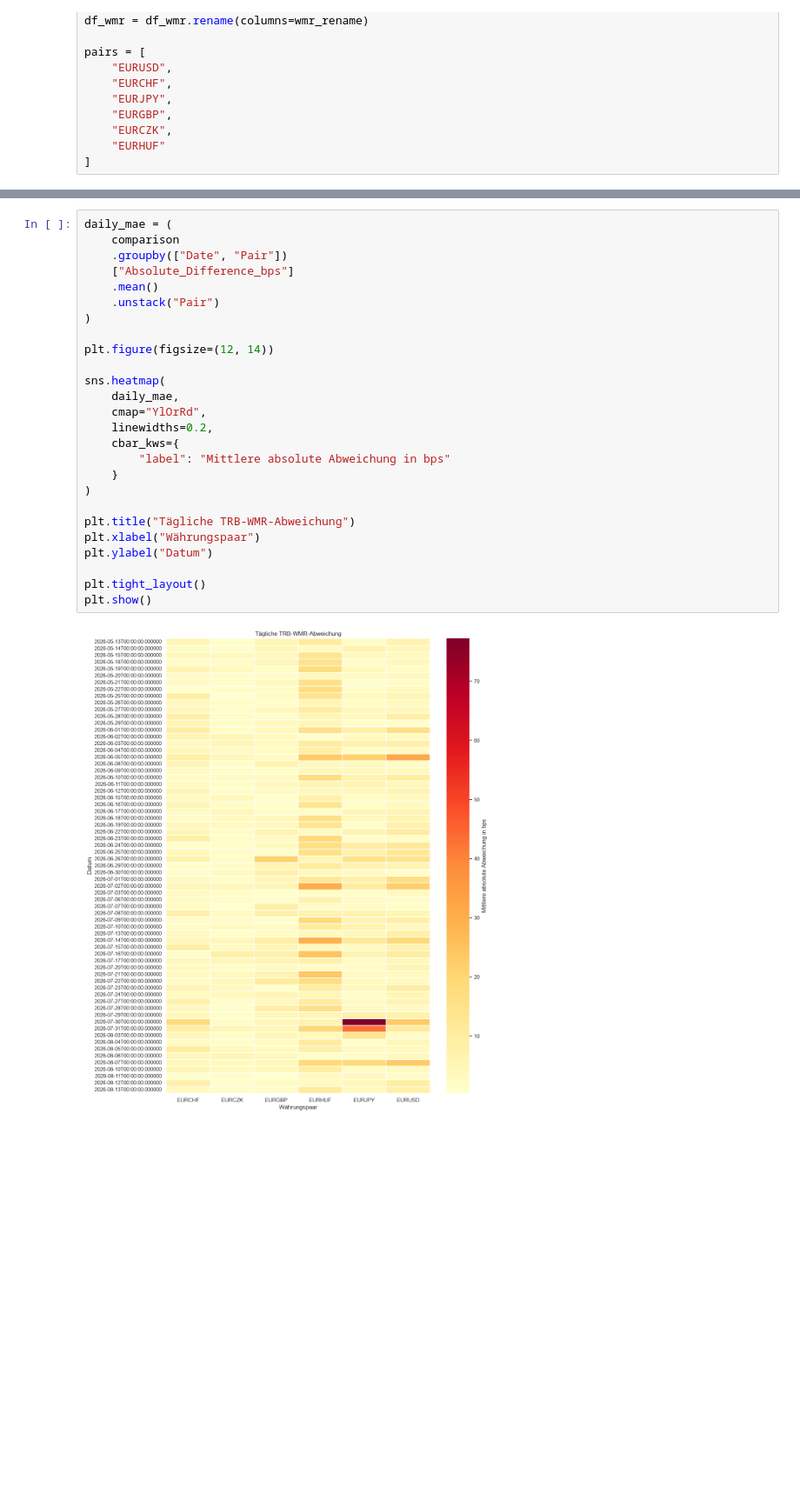
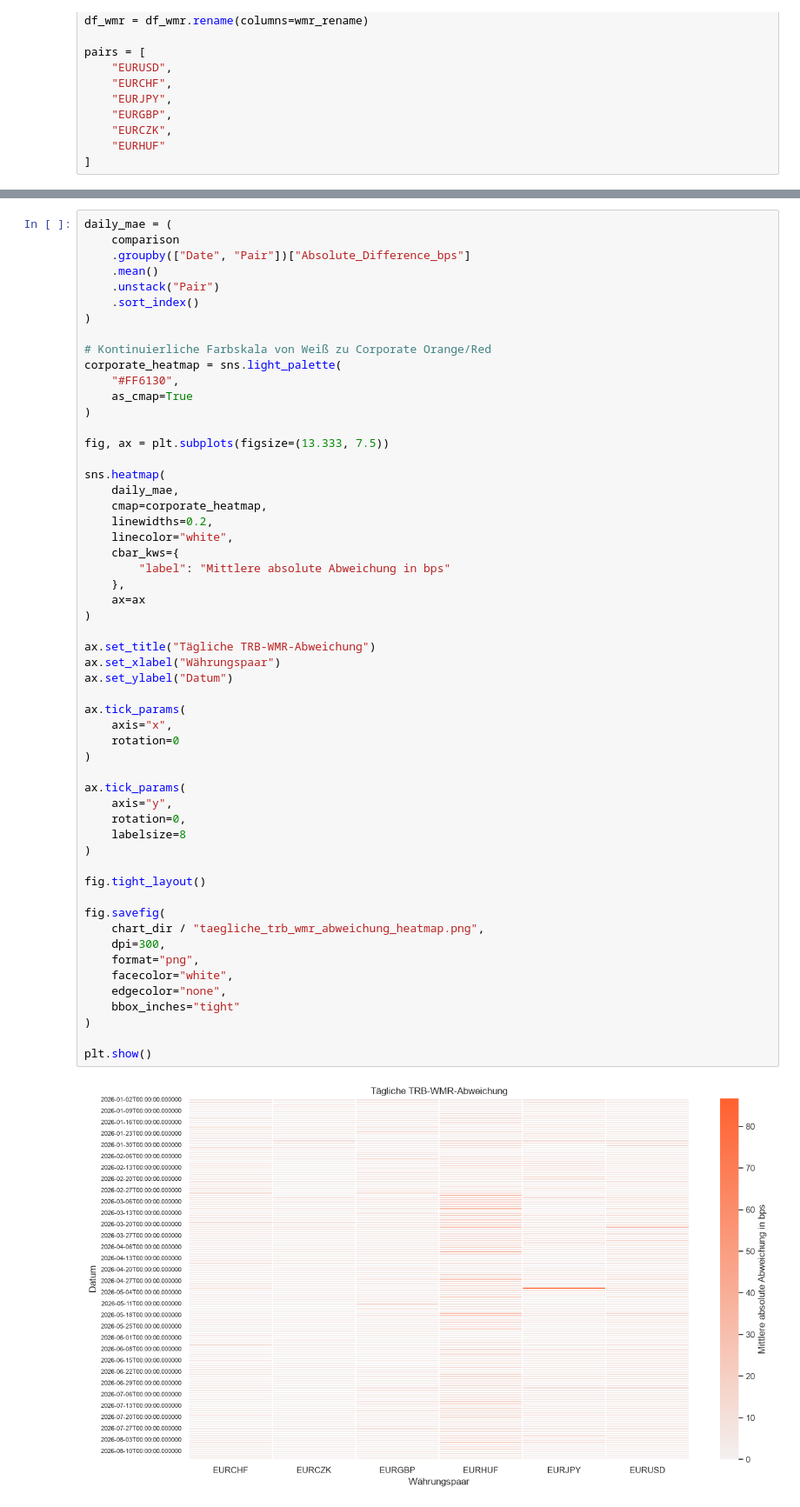
Before and after one commit to hrtwhl/WMR-Fixing, a Jupyter notebook: analysis.ipynb, the cells around one changed output, grey strips where cells are left out. Shown at 87% size. Drawn from its saved outputs; the diff is of its cells as text; blank space fills up the shorter version.

```diff
--- a/analysis.ipynb
+++ b/analysis.ipynb
@@ -815,31 +941,60 @@ plt.show()
 # %%
 daily_mae = (
     comparison
-    .groupby(["Date", "Pair"])
-    ["Absolute_Difference_bps"]
+    .groupby(["Date", "Pair"])["Absolute_Difference_bps"]
     .mean()
     .unstack("Pair")
+    .sort_index()
 )
 
-plt.figure(figsize=(12, 14))
+# Kontinuierliche Farbskala von Weiß zu Corporate Orange/Red
+corporate_heatmap = sns.light_palette(
+    "#FF6130",
+    as_cmap=True
+)
+
+fig, ax = plt.subplots(figsize=(13.333, 7.5))
 
 sns.heatmap(
     daily_mae,
-    cmap="YlOrRd",
+    cmap=corporate_heatmap,
     linewidths=0.2,
+    linecolor="white",
     cbar_kws={
         "label": "Mittlere absolute Abweichung in bps"
-    }
+    },
+    ax=ax
 )
 
-plt.title("Tägliche TRB-WMR-Abweichung")
-plt.xlabel("Währungspaar")
-plt.ylabel("Datum")
+ax.set_title("Tägliche TRB-WMR-Abweichung")
+ax.set_xlabel("Währungspaar")
+ax.set_ylabel("Datum")
 
-plt.tight_layout()
+ax.tick_params(
+    axis="x",
+    rotation=0
+)
+
+ax.tick_params(
+    axis="y",
+    rotation=0,
+    labelsize=8
+)
+
+fig.tight_layout()
+
+fig.savefig(
+    chart_dir / "taegliche_trb_wmr_abweichung_heatmap.png",
+    dpi=300,
+    format="png",
+    facecolor="white",
+    edgecolor="none",
+    bbox_inches="tight"
+)
+
 plt.show()
 # %% [output]
-[figure, old version]
+[figure, new version]
 # %%
 largest_outliers = (
     comparison
```
Also changed, not shown: parts of 30 cells of this notebook, 18 other files.
